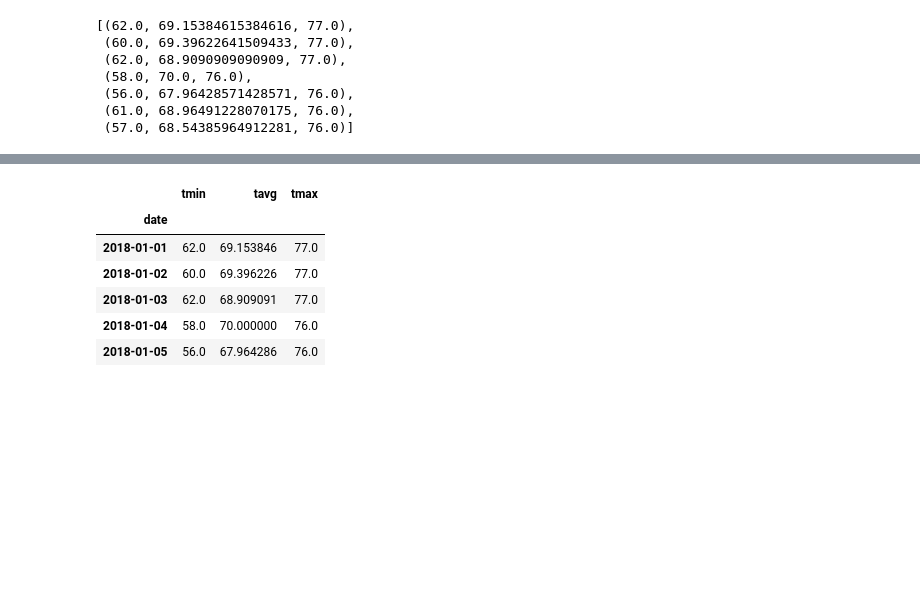
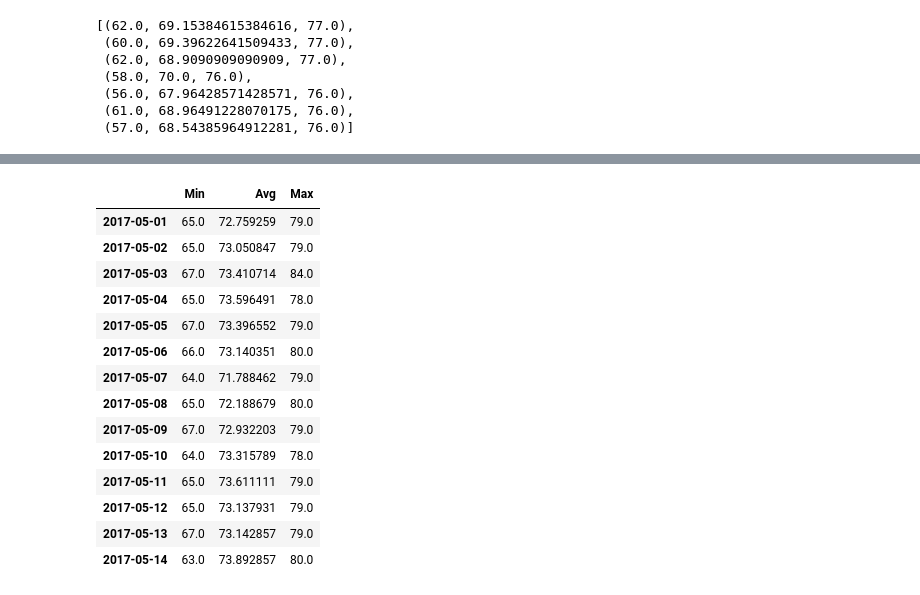
Before and after one commit to bman511/PySurf, a Jupyter notebook: climate_starter.ipynb, the cells around one changed output, grey strips where cells are left out. Drawn from its saved outputs; the diff is of its cells as text; code cells hidden in the pictures; blank space fills up the shorter version.

```diff
--- a/climate_starter.ipynb
+++ b/climate_starter.ipynb
@@ -241,4 +253,11 @@ plt.bar(1,my_trip_info[0], yerr = temp_range)
 # %%
 # Calculate the rainfall per weather station for your trip dates using the previous year's matching dates.
 # Sort this in descending order by precipitation amount and list the station, name, latitude, longitude, and elevation
+sel = [Station.name, Station.latitude, Station.longitude, Station.elevation, func.sum(Measurement.prcp).label('Total Precipitation')]
+trip_precip = session.query(Measurement.station, Station.name, Station.latitude, Station.longitude, Station.elevation, func.sum(Measurement.prcp).label('Total Precipitation')).\
+        filter(Measurement.date >= trip['start'], Measurement.date <= trip['end'],Station.station == Measurement.station).\
+        order_by(func.sum(Measurement.prcp).desc()).\
+        group_by(Station.station).all()
+
+trip_precip
 # %% [output]
@@ -285,3 +320,10 @@ daily_normals("01-01")
  (56.0, 67.96428571428571, 76.0),
  (61.0, 68.96491228070175, 76.0),
  (57.0, 68.54385964912281, 76.0)]
+# %%
+trip_diff = dt.datetime.strptime(trip['end'],"%Y-%m-%d") - dt.datetime.strptime(trip['start'],"%Y-%m-%d")
+
+#use .days to access the days part of the timedelta object
+trip_length = trip_diff.days + 1
+
+trip_length
@@ -287,0 +338,9 @@ daily_normals("01-01")
+# %%
+
+start_date = dt.datetime.strptime(trip['start'],"%Y-%m-%d")
+#list comprehension to generate list of individual days during the trip
+trip_range = [start_date + dt.timedelta(days=int(x)) for x in np.arange(trip_length)]
+#convert to strings, and format for only month-day
+trip_range_str = [dt.datetime.strftime(x,"%m-%d") for x in trip_range]
+
+trip_range_str
@@ -287,0 +362,8 @@ daily_normals("01-01")
+# %%
+#daily_normals(date)
+normals = []
+
+for date in trip_range_str:
+    normals.append(daily_normals(date)[0])
+
+normals
@@ -288,10 +385,23 @@ daily_normals("01-01")
 # %%
 # Load the previous query results into a Pandas DataFrame and add the `trip_dates` range as the `date` index
+trip_dates = [dt.datetime.strftime(x,"%Y-%m-%d") for x in trip_range]
+
+normals_df = pd.DataFrame(normals,index=trip_dates,columns=['Min','Avg','Max'])
+
+normals_df
 # %% [output]
-|  | tmin | tavg | tmax |
-| date |  |  |  |
-| 2018-01-01 | 62.0 | 69.153846 | 77.0 |
-| 2018-01-02 | 60.0 | 69.396226 | 77.0 |
-| 2018-01-03 | 62.0 | 68.909091 | 77.0 |
-| 2018-01-04 | 58.0 | 70.000000 | 76.0 |
-| 2018-01-05 | 56.0 | 67.964286 | 76.0 |
+|  | Min | Avg | Max |
+| 2017-05-01 | 65.0 | 72.759259 | 79.0 |
+| 2017-05-02 | 65.0 | 73.050847 | 79.0 |
+| 2017-05-03 | 67.0 | 73.410714 | 84.0 |
+| 2017-05-04 | 65.0 | 73.596491 | 78.0 |
+| 2017-05-05 | 67.0 | 73.396552 | 79.0 |
+| 2017-05-06 | 66.0 | 73.140351 | 80.0 |
+| 2017-05-07 | 64.0 | 71.788462 | 79.0 |
+| 2017-05-08 | 65.0 | 72.188679 | 80.0 |
+| 2017-05-09 | 67.0 | 72.932203 | 79.0 |
+| 2017-05-10 | 64.0 | 73.315789 | 78.0 |
+| 2017-05-11 | 65.0 | 73.611111 | 79.0 |
+| 2017-05-12 | 65.0 | 73.137931 | 79.0 |
+| 2017-05-13 | 67.0 | 73.142857 | 79.0 |
+| 2017-05-14 | 63.0 | 73.892857 | 80.0 |
```
Also changed, not shown: parts of 15 cells of this notebook.
